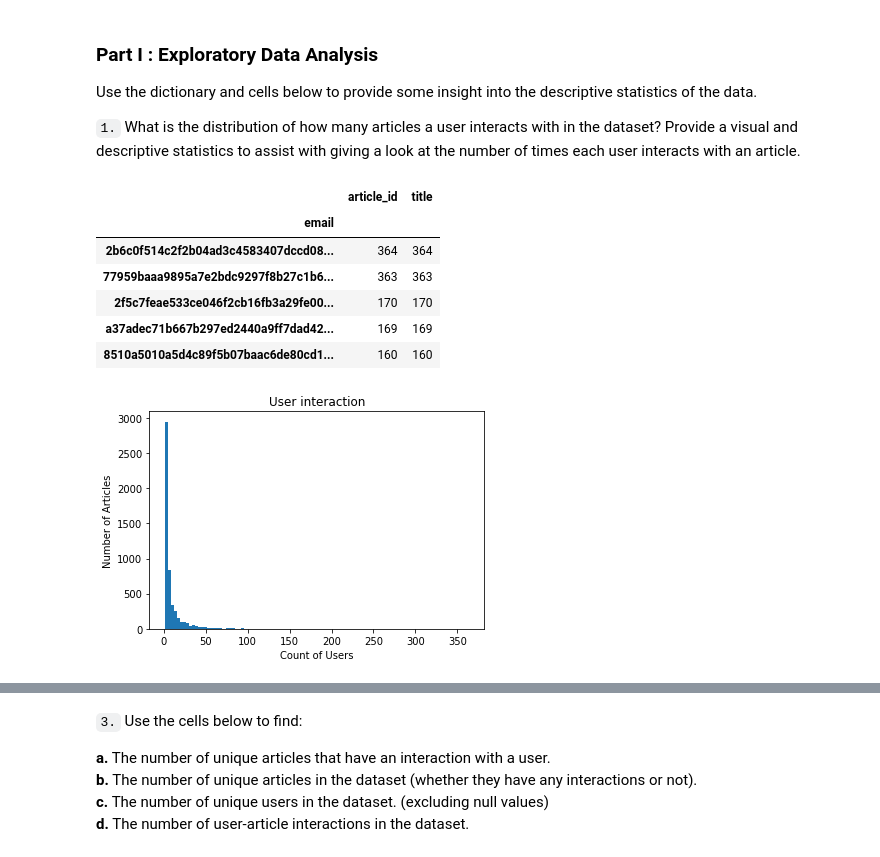
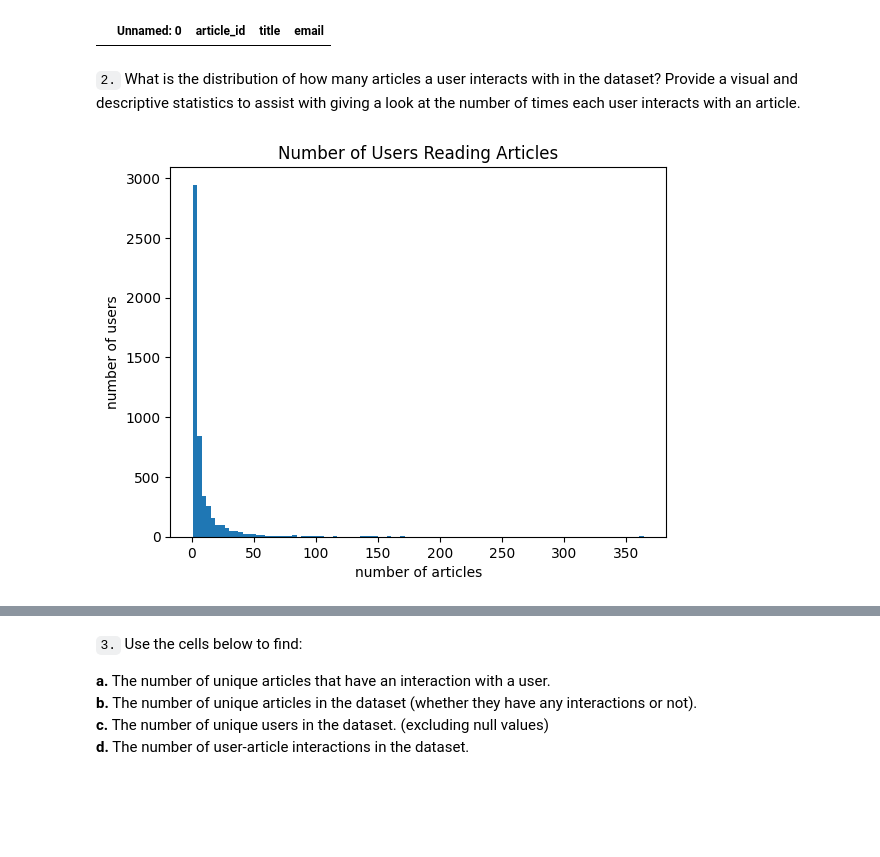
Before and after one commit to rajatsharma369007/recommendation-with-IBM, a Jupyter notebook: Recommendations_with_IBM.ipynb, the cells around one changed output, grey strips where cells are left out. Drawn from its saved outputs; the diff is of its cells as text; code cells hidden in the pictures; blank space fills up the shorter version.

```diff
--- a/Recommendations_with_IBM.ipynb
+++ b/Recommendations_with_IBM.ipynb
@@ -24,15 +24,12 @@ import pandas as pd
 import numpy as np
 import matplotlib.pyplot as plt
 import project_tests as t
-import pickle
 
-%matplotlib inline
 
-df = pd.read_csv('data/user-item-interactions.csv')
-df_content = pd.read_csv('data/articles_community.csv')
-del df['Unnamed: 0']
-del df_content['Unnamed: 0']
-
+df = pd.read_csv(
+    'data/user-item-interactions.csv',
+    dtype={'article_id': int, 'title': str, 'email': str}
+)
 # Show df to get an idea of the data
 df.head()
 # %% [output]
@@ -55,27 +88,23 @@ df_content.head()
+# %%
+# Fill email NaNs with "unknown_user"
+df = df.replace(np.nan, "unknown_user")
+# %%
+# Check if no more NaNs
+df[df.email.isna()]
+# %% [output]
+|  | Unnamed: 0 | article_id | title | email |
 # %% [markdown]
-### <a class="anchor" id="Exploratory-Data-Analysis">Part I : Exploratory Data Analysis</a>
-
-Use the dictionary and cells below to provide some insight into the descriptive statistics of the data.
-
-`1.` What is the distribution of how many articles a user interacts with in the dataset?  Provide a visual and descriptive statistics to assist with giving a look at the number of times each user interacts with an article.
+`2.` What is the distribution of how many articles a user interacts with in the dataset?  Provide a visual and descriptive statistics to assist with giving a look at the number of times each user interacts with an article.
-# %%
-# grouping data by users
-X = df.groupby('email').count().sort_values(by=['article_id'], ascending=False)
-X.head()
-# %% [output]
-|  | article_id | title |
-| email |  |  |
-| 2b6c0f514c2f2b04ad3c4583407dccd08... | 364 | 364 |
-| 77959baaa9895a7e2bdc9297f8b27c1b6... | 363 | 363 |
-| 2f5c7feae533ce046f2cb16fb3a29fe00... | 170 | 170 |
-| a37adec71b667b297ed2440a9ff7dad42... | 169 | 169 |
-| 8510a5010a5d4c89f5b07baac6de80cd1... | 160 | 160 |
+# %%
+# What are the descriptive statistics of the number of articles a user interacts with?
+user_interaction = df.groupby('email').count().sort_values(by=['article_id'], ascending=False)
+article_interaction = df.groupby('article_id').count().sort_values(by=['email'], ascending=False)
 # %%
-# distribution of user interaction
-plt.hist(X['article_id'], bins=100);
-plt.ylabel('Number of Articles')
-plt.xlabel('Count of Users')
-plt.title('User interaction')
+# Create a plot of the number of articles read by each user
+plt.hist(user_interaction['article_id'], bins=100);
+plt.xlabel('number of articles')
+plt.ylabel('number of users')
+plt.title('Number of Users Reading Articles')
 plt.show()
 # %% [output]
-[figure, old version]
+[figure, new version]
```
Also changed, not shown: parts of 100 cells of this notebook.
